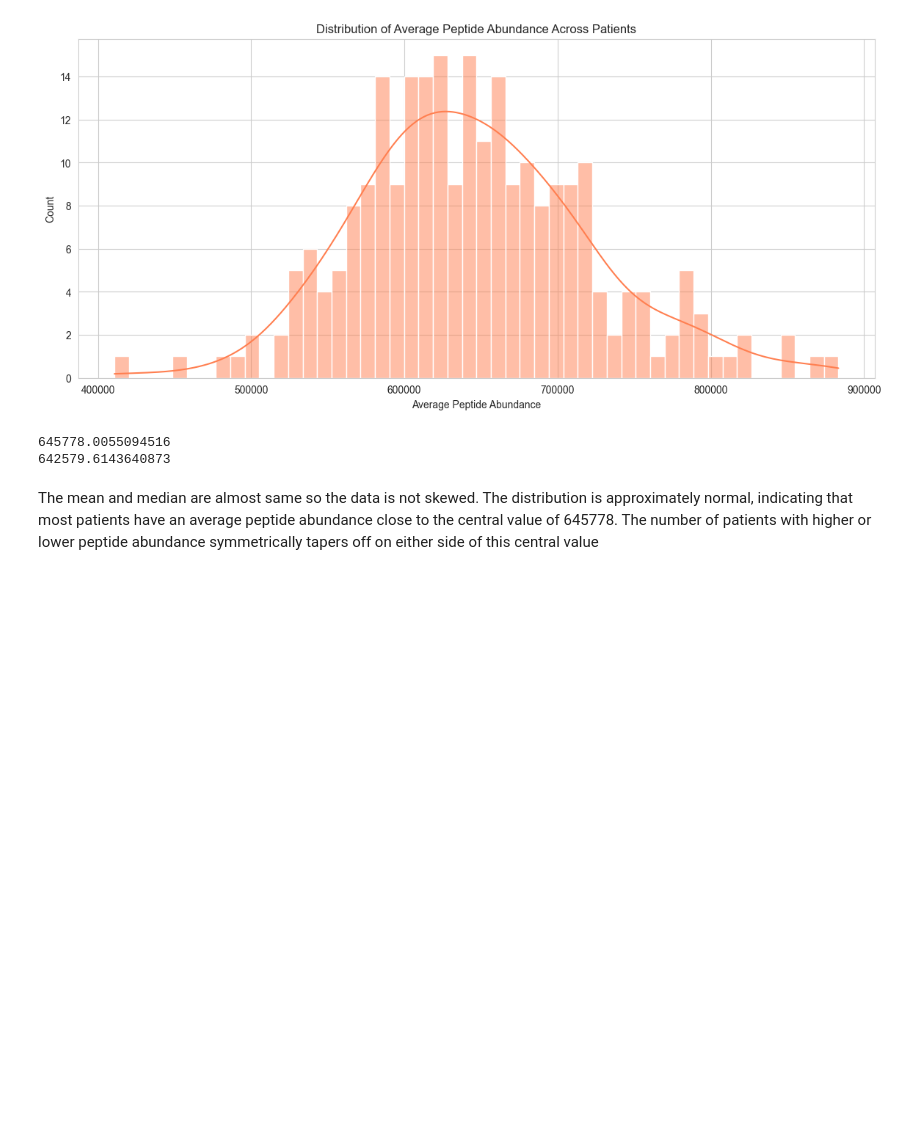
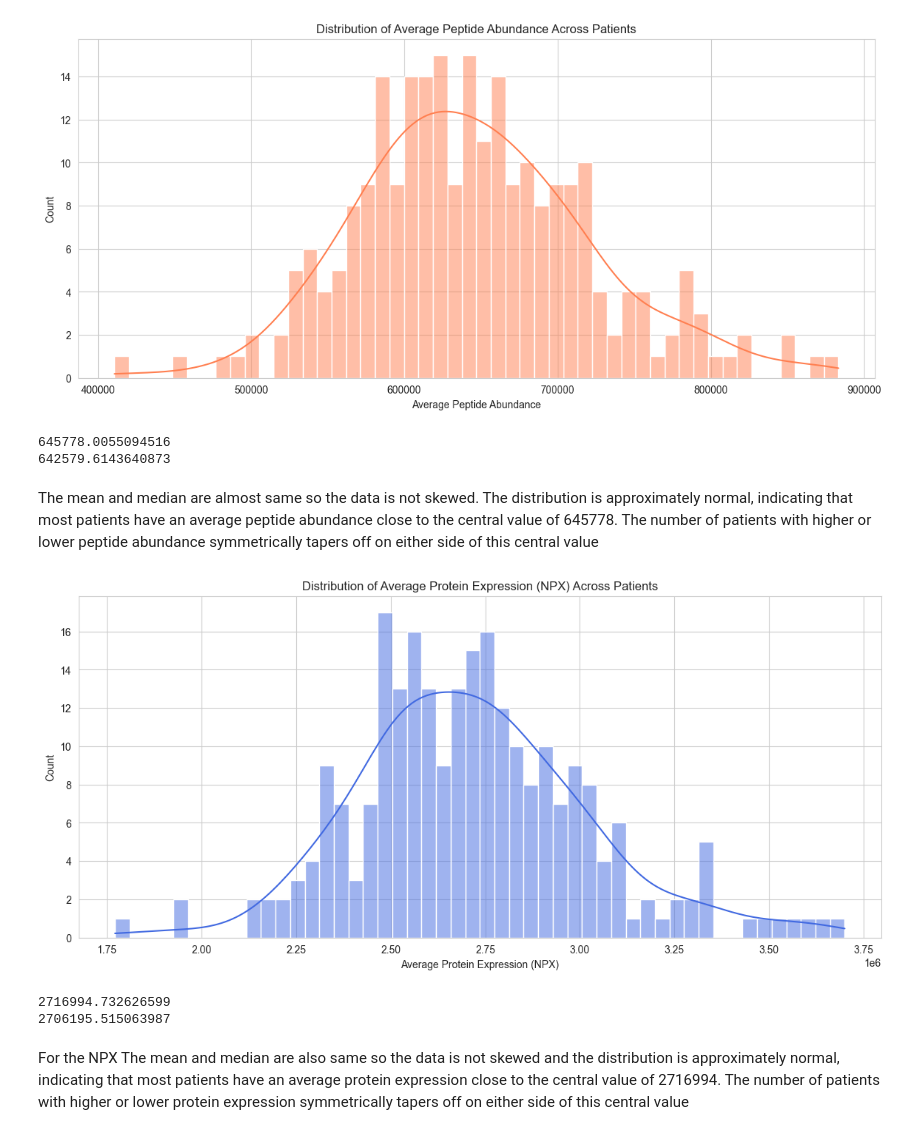
Before and after one commit to azizharouna/NeuroMetrics, a Jupyter notebook: data_analysis.ipynb, the cells around one changed output. Cells and saved outputs as stored; diff of their text form; code cells hidden in the pictures; blank space fills up the shorter version.

Commit message:
NPX distribution commented

```diff
--- a/data_analysis.ipynb
+++ b/data_analysis.ipynb
@@ -332,3 +332,25 @@ print(avg_peptide_per_patient.median())
 642579.6143640873
 # %% [markdown]
 The mean and median are almost same so the data is not skewed. The distribution is approximately normal, indicating that most patients have an average peptide abundance close to the central value of 645778. The number of patients with higher or lower peptide abundance symmetrically tapers off on either side of this central value
+# %%
+# Calculate the average protein expression (NPX) for each patient
+avg_protein_per_patient = train_proteins.groupby('patient_id')['NPX'].mean()
+
+# Plot the distribution of average protein expression for each patient
+plt.figure(figsize=(14, 6))
+sns.histplot(avg_protein_per_patient, kde=True, bins=50, color='royalblue')
+plt.title('Distribution of Average Protein Expression (NPX) Across Patients')
+plt.xlabel('Average Protein Expression (NPX)')
+plt.ylabel('Count')
+plt.show()
+# %% [output]
+[figure, added]
+# %%
+# calaculate the mean , median check the non skewness of the data
+print(avg_protein_per_patient.mean())
+print(avg_protein_per_patient.median())
+# %% [output]
+2716994.732626599
+2706195.515063987
+# %% [markdown]
+For the NPX The mean and median are also same so the data is not skewed and the distribution is approximately normal, indicating that most patients have an average protein expression close to the central value of 2716994. The number of patients with higher or lower protein expression symmetrically tapers off on either side of this central value
```
Also changed, not shown: parts of 1 cell of this notebook.
